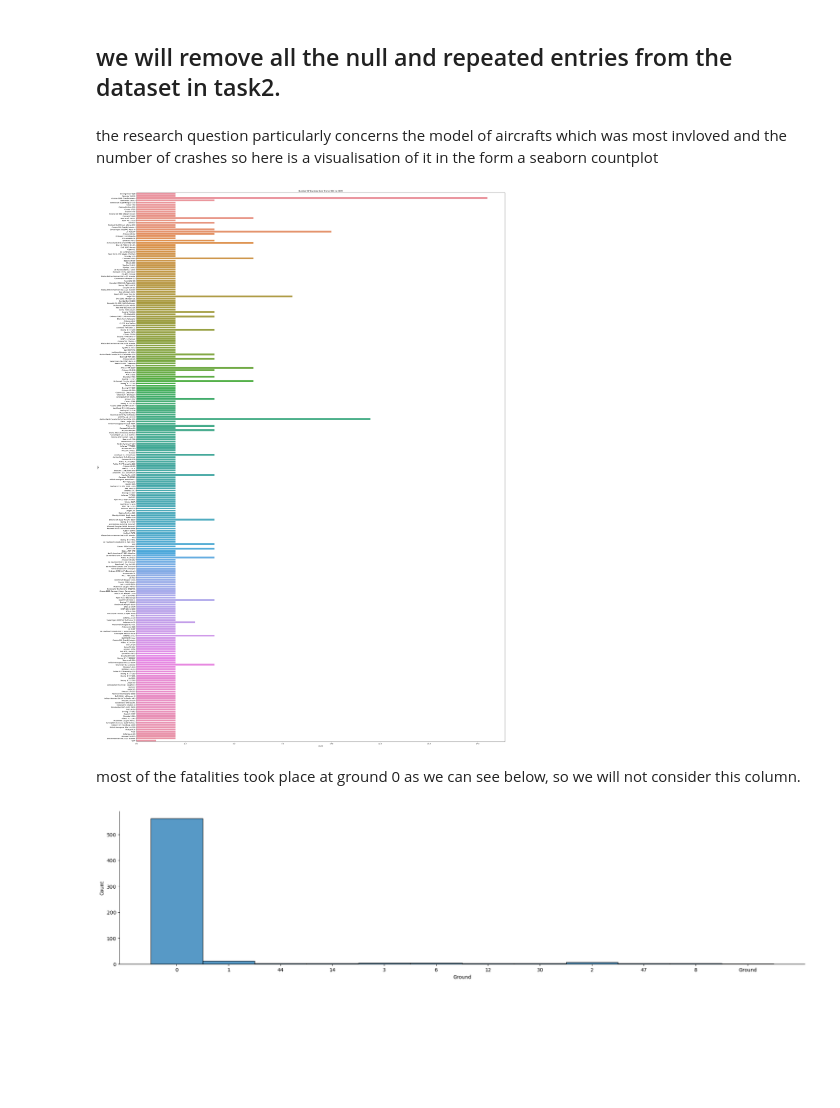
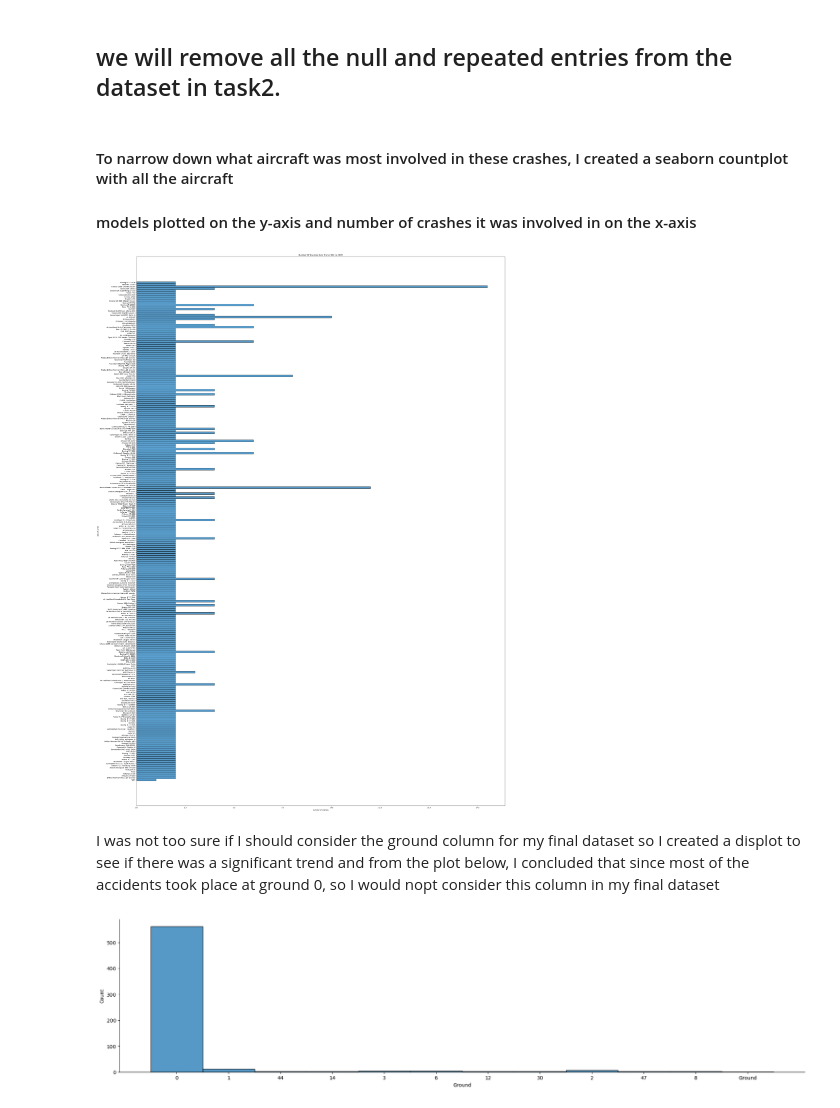
Before and after one commit to raghavbhagria/data-analysis, a Jupyter notebook: notebooks/analysis2.ipynb, the cells around one changed output. Drawn from its saved outputs; the diff is of its cells as text; code cells hidden in the pictures; blank space fills up the shorter version.

```diff
--- a/notebooks/analysis2.ipynb
+++ b/notebooks/analysis2.ipynb
@@ -232,17 +232,18 @@ Preview of data with null values:
 | 0 | 01/03/2004 | 4:44 | Off Sharm el Sheikh, Egypt | Flash Air | Sharm el Sheikh, Egypt - Cairo, E... | Boeing B-737-3Q8 | SU-ZCF | 148 | 148 | 0 |
 # %% [markdown]
 ## we will remove all the null and repeated entries from the dataset in task2.
-# %% [markdown]
-the research question particularly concerns the model of aircrafts which was most invloved and the number of crashes
-so here is a visualisation of it in the form a seaborn countplot
+# %% [markdown]
+#### To narrow down what aircraft was most involved in these crashes, I created a seaborn countplot with all the aircraft </br>
+
+#### models plotted on the y-axis and number of crashes it was involved in on the x-axis
 # %%
 plt.figure(figsize=(40,60))
-sns.countplot(data=df,y='type').set(title='Number Of Crashes Over from 2004 to 2009')
+sns.histplot(data=df,y='type').set(title='Number Of Crashes Over from 2004 to 2009',xlabel="Number of crahses",ylabel="aircraft type")
 plt.show()
 # %% [output]
-[figure, old version]
+[figure, new version]
-# %% [markdown]
-most of the fatalities took place at ground 0 as we can see below, so we will not consider this column.
+# %% [markdown]
+I was not too sure if I should consider the ground column for my final dataset so I created a displot to see if there was a significant trend and from the plot below, I concluded that since most of the accidents took place at ground 0, so I would nopt consider this column in my final dataset
 # %%
 dis = sns.displot(data=df,x='Ground',multiple='dodge',aspect=4)
 # %% [output]
```
Also changed, not shown: parts of 3 cells of this notebook, 1 other file.
